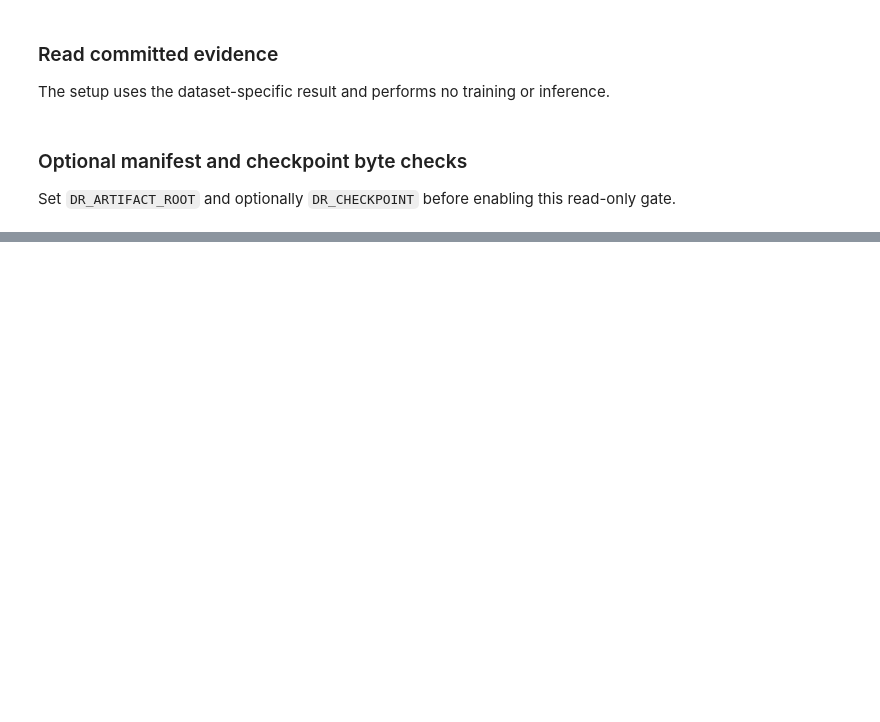
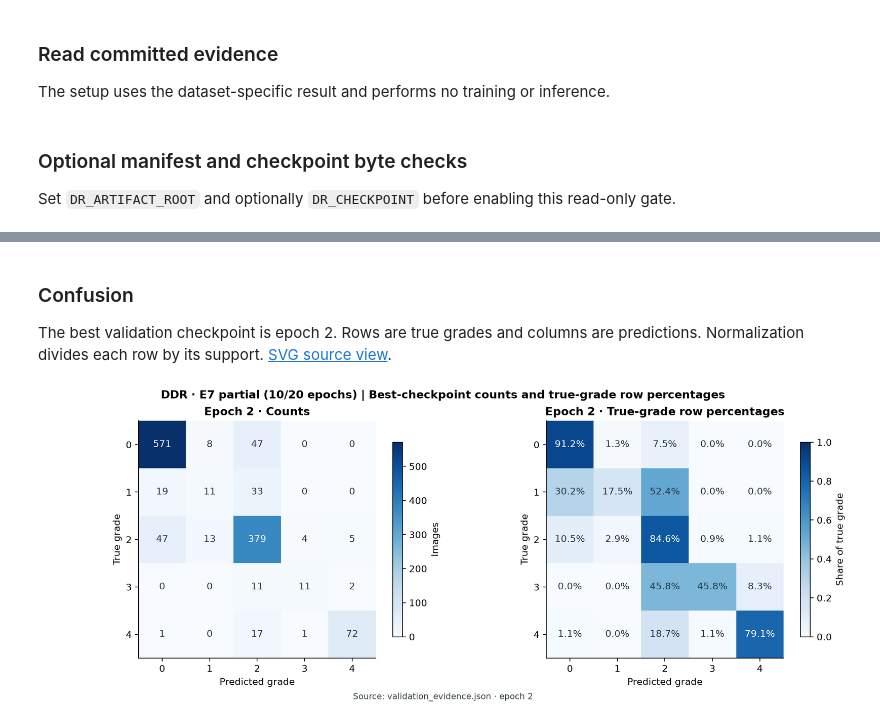
Before and after one commit to salmakamila126/Diabetic-Rethinography, a Jupyter notebook: notebooks/novelty/E7_DDR.ipynb, the cells around one changed output, grey strips where cells are left out. Cells and saved outputs as stored; diff of their text form; code cells hidden in the pictures; blank space fills up the shorter version.

```diff
--- a/notebooks/novelty/E7_DDR.ipynb
+++ b/notebooks/novelty/E7_DDR.ipynb
@@ -114,0 +281,9 @@ run_step(ROOT, METHOD, DATASET, ACTION, CONFIG, {
+# %% [markdown]
+### Confusion
+
+The best validation checkpoint is epoch 2. Rows are true grades and columns are predictions. Normalization divides each row by its support. [SVG source view](../../docs/figures/ddr_e7_confusion.svg).
+# %%
+from IPython.display import Image
+display(Image(filename=str(ROOT / 'docs/figures/ddr_e7_confusion.png')))
+# %% [output]
+[figure, added]
```
Also changed, not shown: parts of 17 cells of this notebook, 26 other files.
